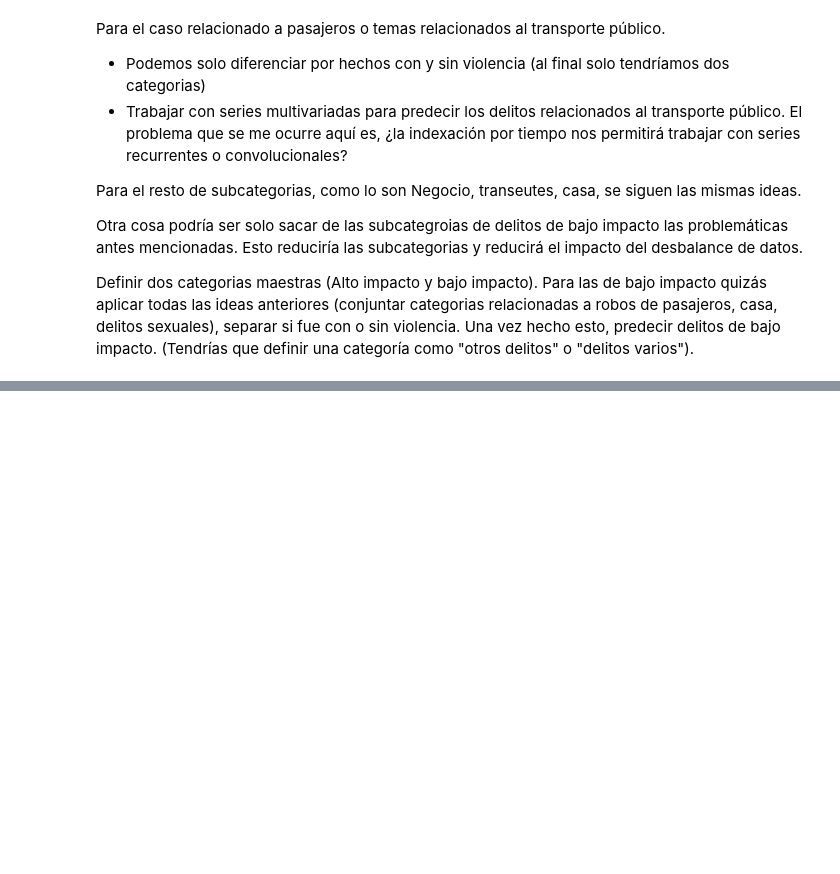
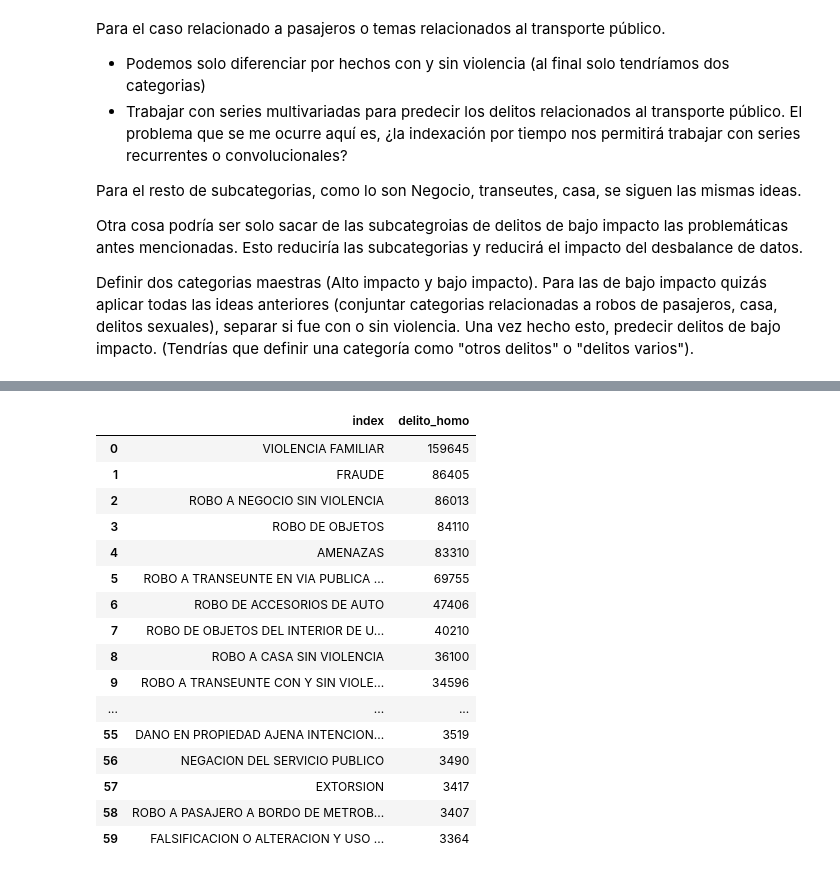
Before and after one commit to JoshiLeal/Metodos_de_DL_para_pronostico_de_series_de_tiempo_multivariadas, a Jupyter notebook: Notebooks/Homogeneizacion.ipynb, the cells around one changed output, grey strips where cells are left out. Cells and saved outputs as stored; diff of their text form; code cells hidden in the pictures; blank space fills up the shorter version.

Commit message:
Update Homogeneizacion.ipynb
Se homogeneizo la variable delito, sin embargo aun queda por homogeneizar la variable Categoria de delito.

```diff
--- a/Notebooks/Homogeneizacion.ipynb
+++ b/Notebooks/Homogeneizacion.ipynb
@@ -169,0 +204,43 @@ Definir dos categorias maestras (Alto impacto y bajo impacto). Para las de bajo
+# %%
+dic_homo = {"ROBO A PASAJERO A BORDO DE TAXI CON Y SIN VIOLENCIA " : ["ROBO A PASAJERO A BORDO DE TAXI CON VIOLENCIA ",
+                                                                          "ROBO A PASAJERO / CONDUCTOR DE TAXI CON VIOLENCIA",
+                                                                          "ROBO A PASAJERO A BORDO DE TAXI SIN VIOLENCIA"],
+                "ROBO A PASAJERO A BORDO DE OTROS TRANSPORTE CON Y SIN VIOLENCIA" : ['ROBO A PASAJERO / CONDUCTOR DE VEHICULO CON VIOLENCIA',
+                                                                                     'ROBO A PASAJERO A BORDO DE TRANSPORTE PUBLICO CON VIOLENCIA',
+                                                                                     'ROBO A PASAJERO A BORDO DE METROBUS CON VIOLENCIA',
+                                                                                     'ROBO A PASAJERO EN RTP CON VIOLENCIA',
+                                                                                     'ROBO A PASAJERO EN TROLEBUS CON VIOLENCIA',
+                                                                                     'ROBO A PASAJERO EN AUTOBUS FORANEO CON VIOLENCIA',
+                                                                                     'ROBO A PASAJERO EN ECOBUS CON VIOLENCIA',
+                                                                                     'ROBO A PASAJERO EN TREN LIGERO CON VIOLENCIA',
+                                                                                     'ROBO A PASAJERO A BORDO DE PESERO Y VEHICULO CON VIOLENCIA',
+                                                                                     'ROBO A PASAJERO EN TREN SUBURBANO CON VIOLENCIA',
+                                                                                     'ROBO A PASAJERO A BORDO DE CABLEBUS CON VIOLENCIA'],
+               "OTROS DELITOS DE INDOLE SEXUAL" : ['ABUSO SEXUAL',
+                                                   'ACOSO SEXUAL',
+                                                   'CONTRA LA INTIMIDAD SEXUAL',
+                                                   'ACOSO SEXUAL AGRAVADO EN CONTRA DE MENORES',
+                                                   'PRIVACION DE LA LIBERTAD PERSONAL (REALIZAR ACTO SEXUAL)'],
+               "ROBO A NEGOCIO SIN VIOLENCIA" : ['ROBO A NEGOCIO SIN VIOLENCIA',
+                                                 'ROBO A NEGOCIO SIN VIOLENCIA POR FARDEROS (TIENDAS DE AUTOSERVICIO)',
+                                                 'ROBO A NEGOCIO SIN VIOLENCIA POR FARDEROS',
+                                                 'ROBO A NEGOCIO SIN VIOLENCIA POR FARDEROS (TIENDAS DE CONVENIENCIA)',
+                                                 'ROBO A NEGOCIO Y VEHICULO SIN VIOLENCIA'],
+               "ROBO A CASA SIN VIOLENCIA" : ['ROBO A CASA HABITACION SIN VIOLENCIA',
+                                              'DANO EN PROPIEDAD AJENA INTENCIONAL A CASA HABITACION',
+                                              'ROBO A CASA HABITACION Y VEHICULO SIN VIOLENCIA'],
+               "ROBO A TRANSEUNTE CON Y SIN VIOLENCIA" : ['ROBO A TRANSEUNTE DE CELULAR CON VIOLENCIA',
+                                                          'ROBO A TRANSEUNTE DE CELULAR SIN VIOLENCIA',
+                                                          'ROBO A TRANSEUNTE EN PARQUES Y MERCADOS CON VIOLENCIA',
+                                                          'ROBO A TRANSEUNTE EN NEGOCIO CON VIOLENCIA',
+                                                          'ROBO A TRANSEUNTE CONDUCTOR DE TAXI PUBLICO Y PRIVADO CON VIOLENCIA',
+                                                          'ROBO A TRANSEUNTE A BORDO DE TAXI PUBLICO Y PRIVADO SIN VIOLENCIA',
+                                                          'ROBO A TRANSEUNTE EN RESTAURANT CON VIOLENCIA',
+                                                          'ROBO A TRANSEUNTE EN HOTEL CON VIOLENCIA',
+                                                          'ROBO A TRANSEUNTE EN TERMINAL DE PASAJEROS CON VIOLENCIA',
+                                                          'ROBO A TRANSEUNTE Y VEHICULO CON VIOLENCIA',
+                                                          'ROBO A TRANSEUNTE EN CINE CON VIOLENCIA',
+                                                          "ROBO A TRANSEUNTE EN VÍA PÚBLICA CON Y SIN VIOLENCIA"]}
+# %%
+FGJ_carpetas["delito_homo"] = FGJ_carpetas["delito"].replace({v: new_del for new_del, v in dic_homo.items() for
+                                                              delito in FGJ_carpetas.delito.astype("category") for v in v})
@@ -169,0 +262,20 @@ Definir dos categorias maestras (Alto impacto y bajo impacto). Para las de bajo
+# %%
+FGJ_carpetas["delito_homo"].value_counts().reset_index()[0:60]
+# %% [output]
+|  | index | delito_homo |
+| 0 | VIOLENCIA FAMILIAR | 159645 |
+| 1 | FRAUDE | 86405 |
+| 2 | ROBO A NEGOCIO SIN VIOLENCIA | 86013 |
+| 3 | ROBO DE OBJETOS | 84110 |
+| 4 | AMENAZAS | 83310 |
+| 5 | ROBO A TRANSEUNTE EN VIA PUBLICA ... | 69755 |
+| 6 | ROBO DE ACCESORIOS DE AUTO | 47406 |
+| 7 | ROBO DE OBJETOS DEL INTERIOR DE U... | 40210 |
+| 8 | ROBO A CASA SIN VIOLENCIA | 36100 |
+| 9 | ROBO A TRANSEUNTE CON Y SIN VIOLE... | 34596 |
+| ... | ... | ... |
+| 55 | DANO EN PROPIEDAD AJENA INTENCION... | 3519 |
+| 56 | NEGACION DEL SERVICIO PUBLICO | 3490 |
+| 57 | EXTORSION | 3417 |
+| 58 | ROBO A PASAJERO A BORDO DE METROB... | 3407 |
+| 59 | FALSIFICACION O ALTERACION Y USO ... | 3364 |
```
Also changed, not shown: parts of 14 cells of this notebook.
